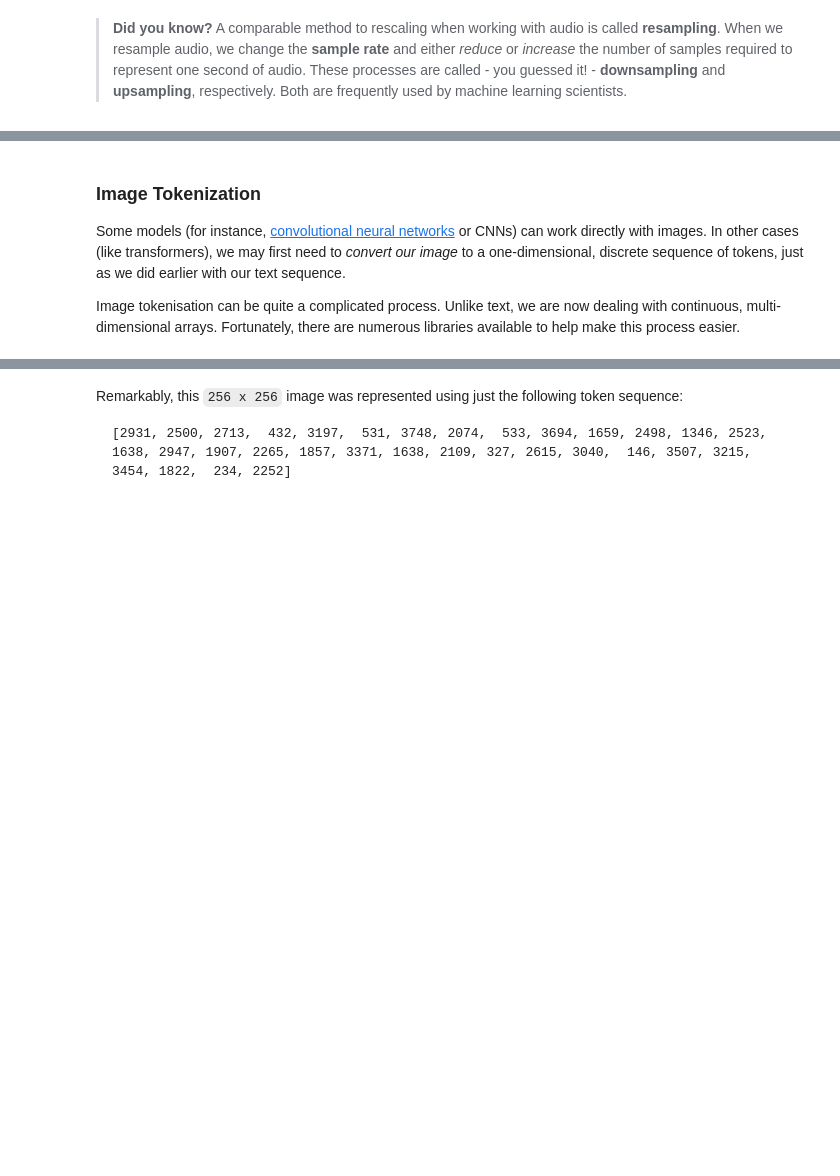
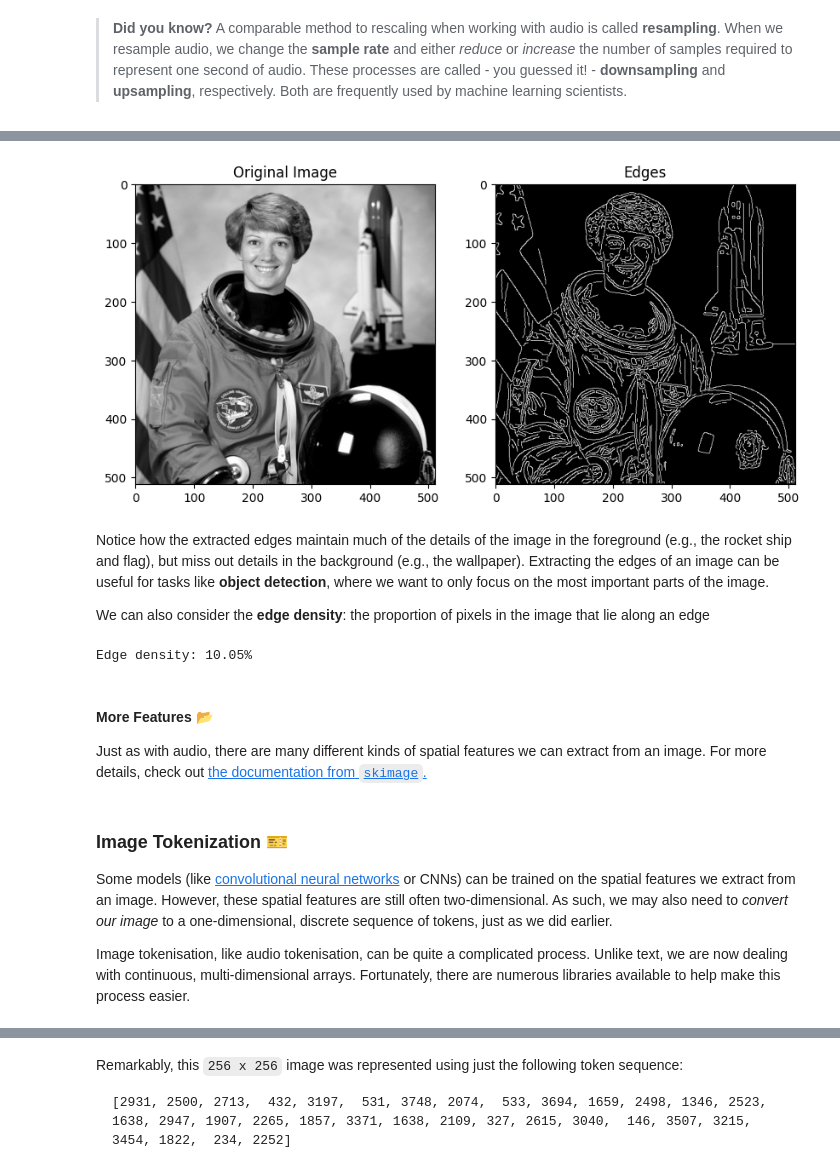
Before and after one commit to musicinformationretrieval/epsrc-ai-pipeline, a Jupyter notebook: 1_data_representations.ipynb, the cells around one changed output, grey strips where cells are left out. Drawn from its saved outputs; the diff is of its cells as text; code cells hidden in the pictures; blank space fills up the shorter version.

```diff
--- a/1_data_representations.ipynb
+++ b/1_data_representations.ipynb
@@ -620,7 +692,30 @@ By preprocessing our images, we are usually able to *fit more images* into a sin
+# %%
+edges = skimage.feature.canny(astronaut_gray)
+fig, axes = plt.subplots(1, 2, figsize=(10, 5))
+axes[0].imshow(astronaut_gray, cmap='gray')
+axes[0].set_title("Original Image")
+axes[1].imshow(edges, cmap='gray')
+axes[1].set_title("Edges")
+plt.show()
+# %% [output]
+[figure, added]
+# %% [markdown]
+Notice how the extracted edges maintain much of the details of the image in the foreground (e.g., the rocket ship and flag), but miss out details in the background (e.g., the wallpaper). Extracting the edges of an image can be useful for tasks like **object detection**, where we want to only focus on the most important parts of the image.
+
+We can also consider the **edge density**: the proportion of pixels in the image that lie along an edge
+# %%
+edge_density = np.mean(edges)
+print(f"Edge density: {round(edge_density * 100, 3)}%")
+# %% [output]
+Edge density: 10.05%
+# %% [markdown]
+#### More Features 📂
+
+Just as with audio, there are many different kinds of spatial features we can extract from an image. For more details, check out [the documentation from `skimage`.](https://scikit-image.org/docs/0.25.x/api/skimage.feature.html)
 # %% [markdown]
-### Image Tokenization
+### Image Tokenization 🎫
 
-Some models (for instance, [convolutional neural networks](https://en.wikipedia.org/wiki/Convolutional_neural_network) or CNNs) can work directly with images. In other cases (like transformers), we may first need to *convert our image* to a one-dimensional, discrete sequence of tokens, just as we did earlier with our text sequence.
+Some models (like [convolutional neural networks](https://en.wikipedia.org/wiki/Convolutional_neural_network) or CNNs) can be trained on the spatial features we extract from an image. However, these spatial features are still often two-dimensional. As such, we may also need to *convert our image* to a one-dimensional, discrete sequence of tokens, just as we did earlier.
 
-Image tokenisation can be quite a complicated process. Unlike text, we are now dealing with continuous, multi-dimensional arrays. Fortunately, there are numerous libraries available to help make this process easier.
+Image tokenisation, like audio tokenisation, can be quite a complicated process. Unlike text, we are now dealing with continuous, multi-dimensional arrays. Fortunately, there are numerous libraries available to help make this process easier.
 # %% [markdown]
```
Also changed, not shown: parts of 28 cells of this notebook, 1 other file.
